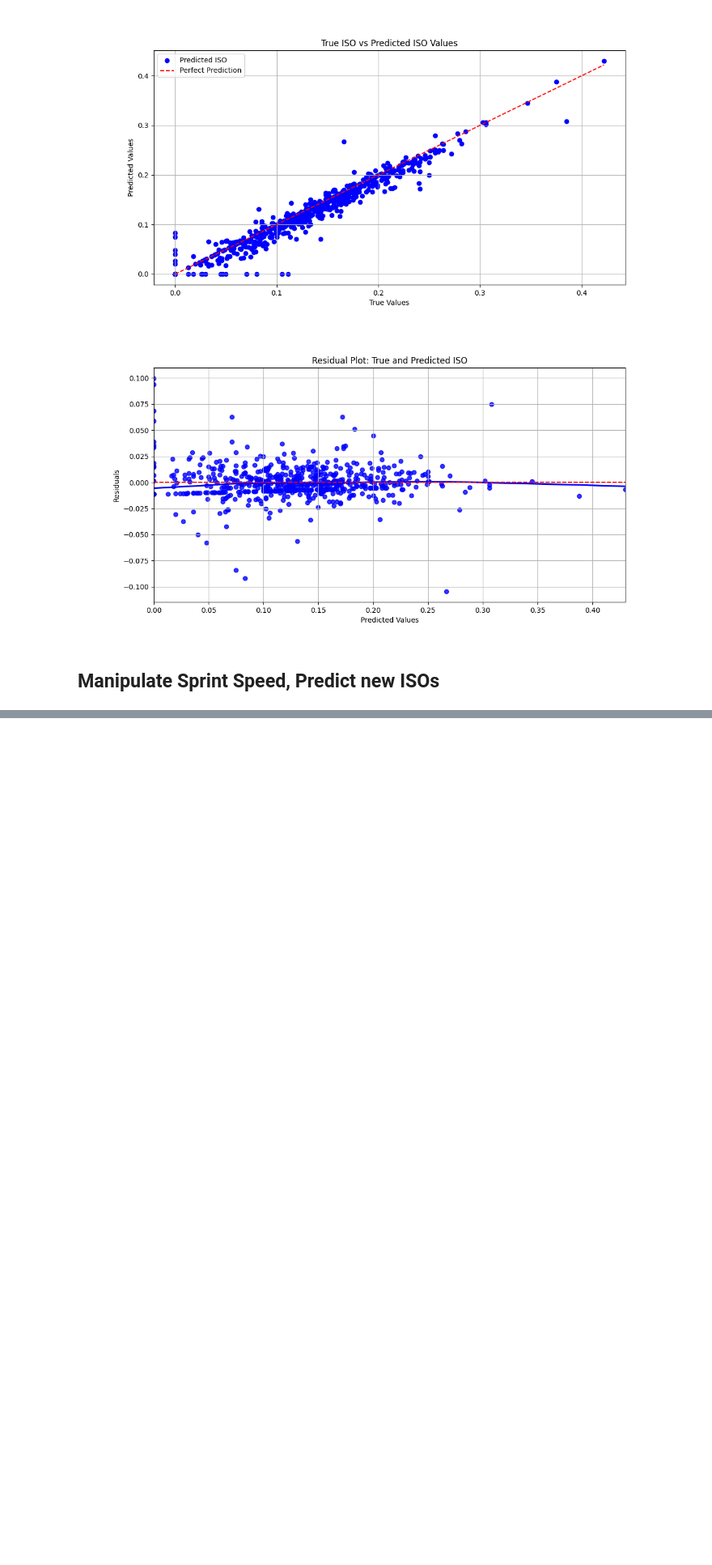
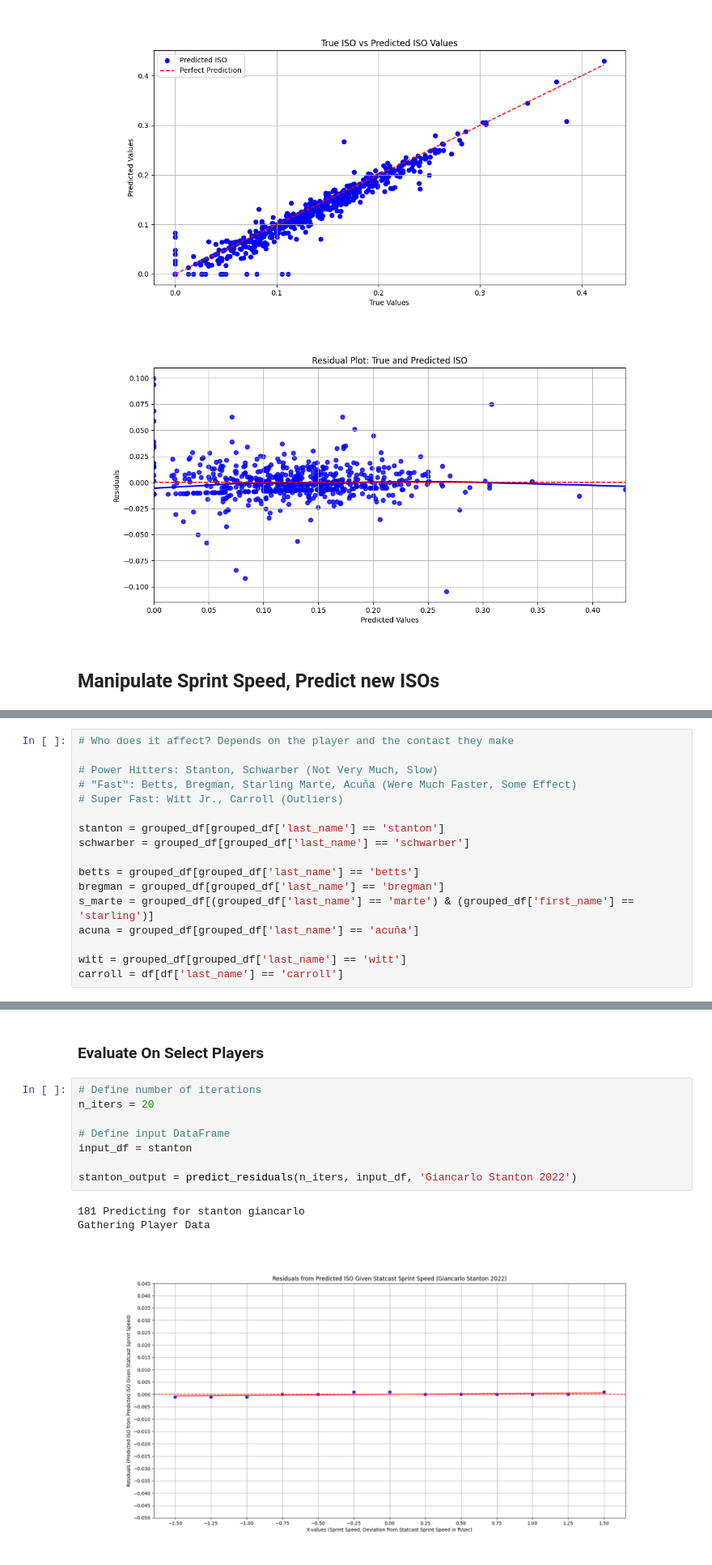
Before and after one commit to joshsalce/Speed_ISO, a Jupyter notebook: Third Pass Model/Final_Model.ipynb, the cells around one changed output, grey strips where cells are left out. Shown at 81% size. Cells and saved outputs as stored; diff of their text form; blank space fills up the shorter version.

```diff
--- a/Third Pass Model/Final_Model.ipynb
+++ b/Third Pass Model/Final_Model.ipynb
@@ -488 +561,18 @@ dev_results_df
+# %%
+# Who does it affect? Depends on the player and the contact they make
+
+# Power Hitters: Stanton, Schwarber (Not Very Much, Slow)
+# "Fast": Betts, Bregman, Starling Marte, Acuña (Were Much Faster, Some Effect)
+# Super Fast: Witt Jr., Carroll (Outliers)
+
+stanton = grouped_df[grouped_df['last_name'] == 'stanton']
+schwarber = grouped_df[grouped_df['last_name'] == 'schwarber']
+
+betts = grouped_df[grouped_df['last_name'] == 'betts']
+bregman = grouped_df[grouped_df['last_name'] == 'bregman']
+s_marte = grouped_df[(grouped_df['last_name'] == 'marte') & (grouped_df['first_name'] == 'starling')]
+acuna = grouped_df[grouped_df['last_name'] == 'acuña']
+
+witt = grouped_df[grouped_df['last_name'] == 'witt']
+carroll = df[df['last_name'] == 'carroll']
 # %%
@@ -507,0 +750,14 @@ plt.show()
+# %% [markdown]
+### Evaluate On Select Players
+# %%
+# Define number of iterations
+n_iters = 20
+
+# Define input DataFrame
+input_df = stanton
+
+stanton_output = predict_residuals(n_iters, input_df, 'Giancarlo Stanton 2022')
+# %% [output]
+181 Predicting for stanton giancarlo
+Gathering Player Data
+[figure, added]
```
Also changed, not shown: parts of 18 cells of this notebook.
